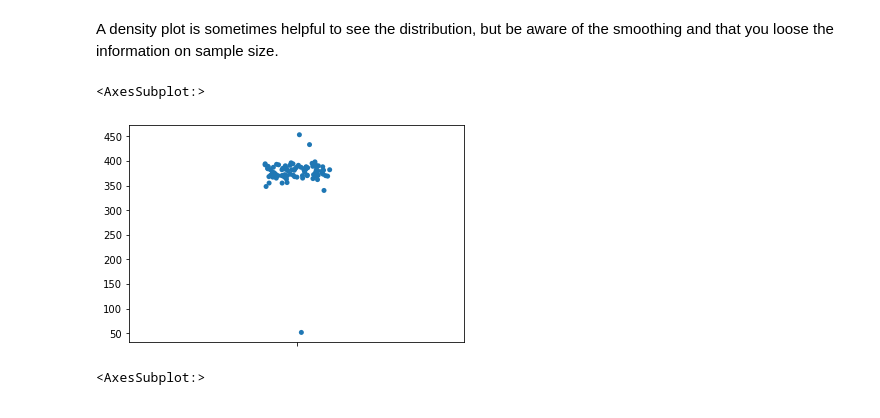
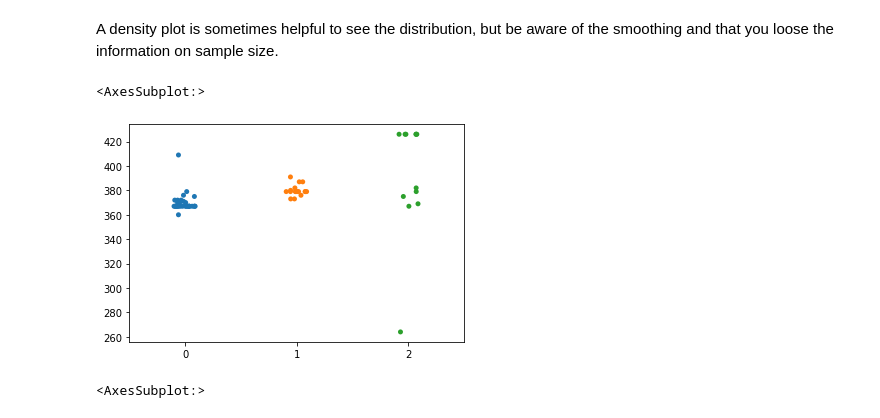
Before and after one commit to BiAPoL/Bio-image_Analysis_with_Python, a Jupyter notebook: biostatistics/stats2.ipynb, the cells around one changed output. Drawn from its saved outputs; the diff is of its cells as text; code cells hidden in the pictures.

Commit message:
added leukocyte count data

```diff
--- a/biostatistics/stats2.ipynb
+++ b/biostatistics/stats2.ipynb
@@ -232,7 +232,7 @@ print(dat)
 For now we will focus on the manual counts, visualise it and perform summary statistics.
 # %%
 man_count = dat["BBBC001 manual count"].values
-
+auto_count = dat.iloc[:,[2,3,4]].values
 
 plt.hist(man_count,bins=100)
 # %% [output]
@@ -264,10 +302,10 @@ sns.kdeplot(man_count)
 # %% [markdown]
 A density plot is sometimes helpful to see the distribution, but be aware of the smoothing and that you loose the information on sample size.
 # %%
-sns.stripplot(y=man_count)
+sns.stripplot(data=auto_count)
 # %% [output]
 <AxesSubplot:>
-[figure, old version]
+[figure, new version]
 # %%
 sns.swarmplot(y=man_count)
 # %% [output]
```
Also changed, not shown: parts of 15 cells of this notebook, 1 other file.
